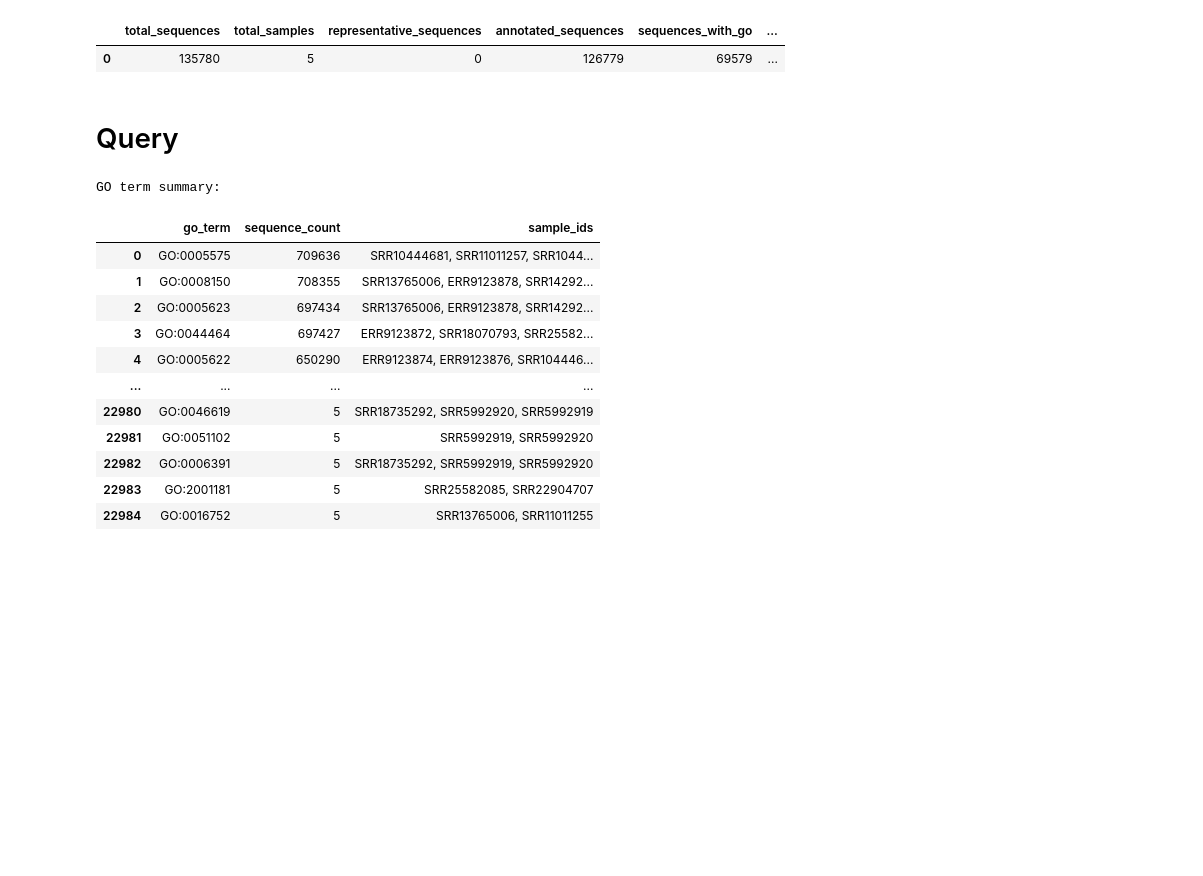
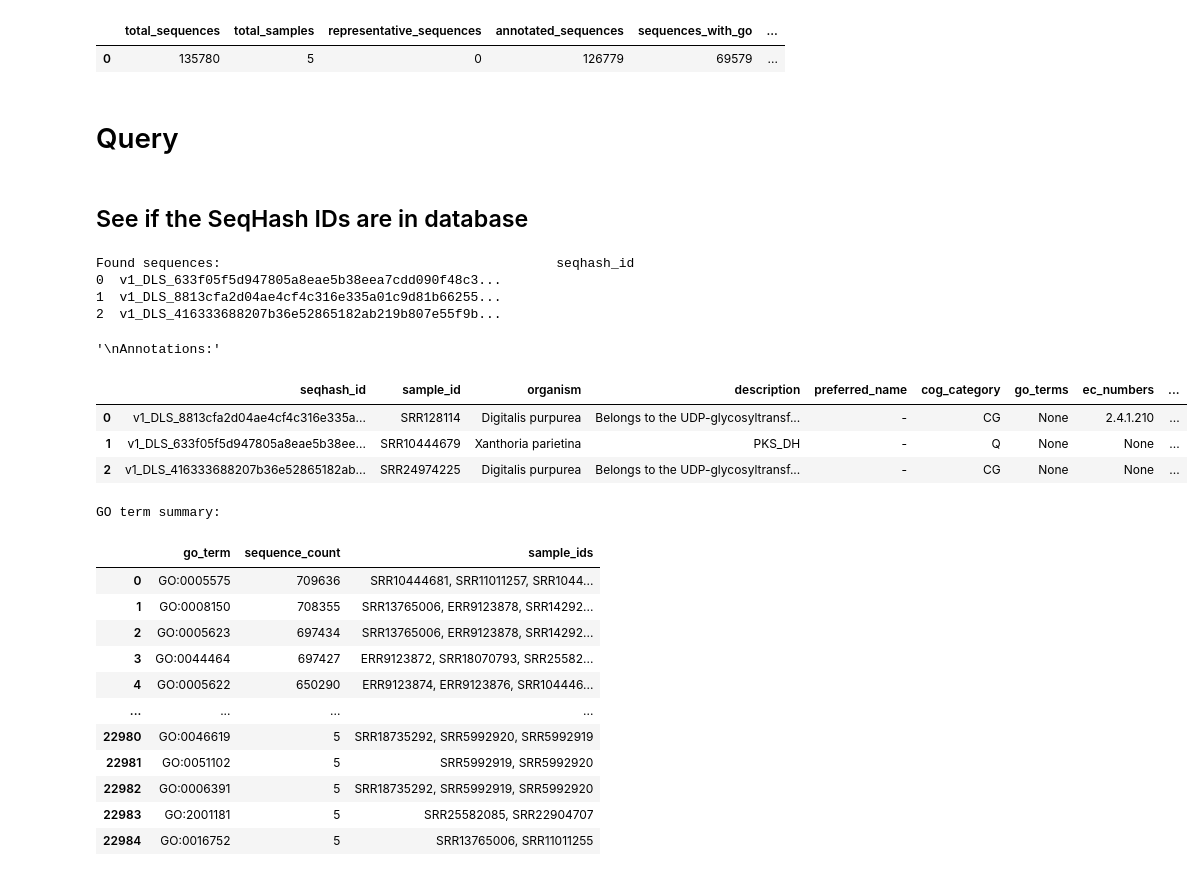
Before and after one commit to arudhir/planter, a Jupyter notebook: notebooks/database.ipynb, the cells around one changed output. Cells and saved outputs as stored; diff of their text form; code cells hidden in the pictures; blank space fills up the shorter version.

Commit message:
updated and now working flask app that gives the sequence annotations

```diff
--- a/notebooks/database.ipynb
+++ b/notebooks/database.ipynb
@@ -96,6 +97,44 @@ INFO:planter.database.builder:Processed ERR9123876: 26284 sequences, 24646 annot
 | 0 | 135780 | 5 | 0 | 126779 | 69579 | ... |
 # %% [markdown]
 # Query
+# %% [markdown]
+## See if the SeqHash IDs are in database
+# %%
+from planter.database.query_manager import DatabaseManager
+import pandas as pd
+
+db_path = "/mnt/data2/planter_outputs/planter2.duckdb"
+
+# Test some seqhash IDs from your MMseqs results
+test_ids = [
+   "v1_DLS_8813cfa2d04ae4cf4c316e335a01c9d81b66255681bc3e51a98cd00dc5563466.p2",
+   "v1_DLS_416333688207b36e52865182ab219b807e55f9b9cc56f30bb249fd4faa38e3da.p1",
+   "v1_DLS_9ec0dd0c4e615b3c23b1b8e475cd0dc87f96b87d66fb13d2d033dc87dc652ca1.p1",
+   "v1_DLS_633f05f5d947805a8eae5b38eea7cdd090f48c3dc1e3ce89eb0b6732042591aa.p1",
+   "v1_DLS_700011b382d7c61a71117db9be1cfde6ad9435a22f74e60d769f57737d13c55b.p1"
+]
+
+with DatabaseManager(db_path) as db:
+    # Direct SQL query to verify data exists
+    results = db.con.execute("""
+        SELECT seqhash_id FROM sequences
+        WHERE seqhash_id = ANY(?)
+    """, [test_ids]).fetchdf()
+    print("Found sequences:", results)
+
+    # Try your annotation query
+    annotations = db.query_manager.sequence_annotations(test_ids)
+    display("\nAnnotations:", annotations)
+# %% [output]
+Found sequences:                                           seqhash_id
+0  v1_DLS_633f05f5d947805a8eae5b38eea7cdd090f48c3...
+1  v1_DLS_8813cfa2d04ae4cf4c316e335a01c9d81b66255...
+2  v1_DLS_416333688207b36e52865182ab219b807e55f9b...
+'\nAnnotations:'
+|  | seqhash_id | sample_id | organism | description | preferred_name | cog_category | go_terms | ec_numbers | ... |
+| 0 | v1_DLS_8813cfa2d04ae4cf4c316e335a... | SRR128114 | Digitalis purpurea | Belongs to the UDP-glycosyltransf... | - | CG | None | 2.4.1.210 | ... |
+| 1 | v1_DLS_633f05f5d947805a8eae5b38ee... | SRR10444679 | Xanthoria parietina | PKS_DH | - | Q | None | None | ... |
+| 2 | v1_DLS_416333688207b36e52865182ab... | SRR24974225 | Digitalis purpurea | Belongs to the UDP-glycosyltransf... | - | CG | None | None | ... |
 # %%
 from planter.database.query_manager import DatabaseManager
 
```
Also changed, not shown: 4 other files.
